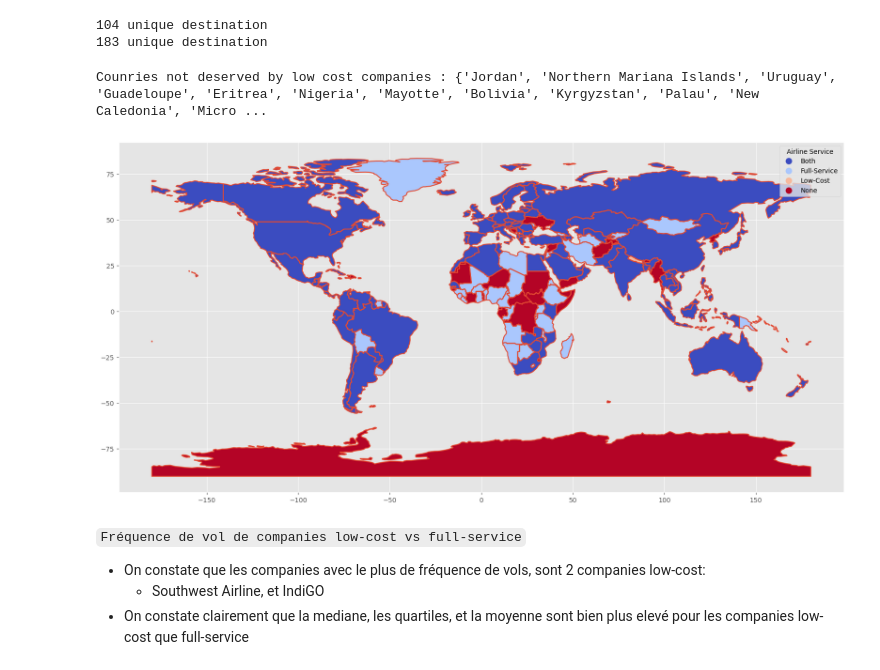
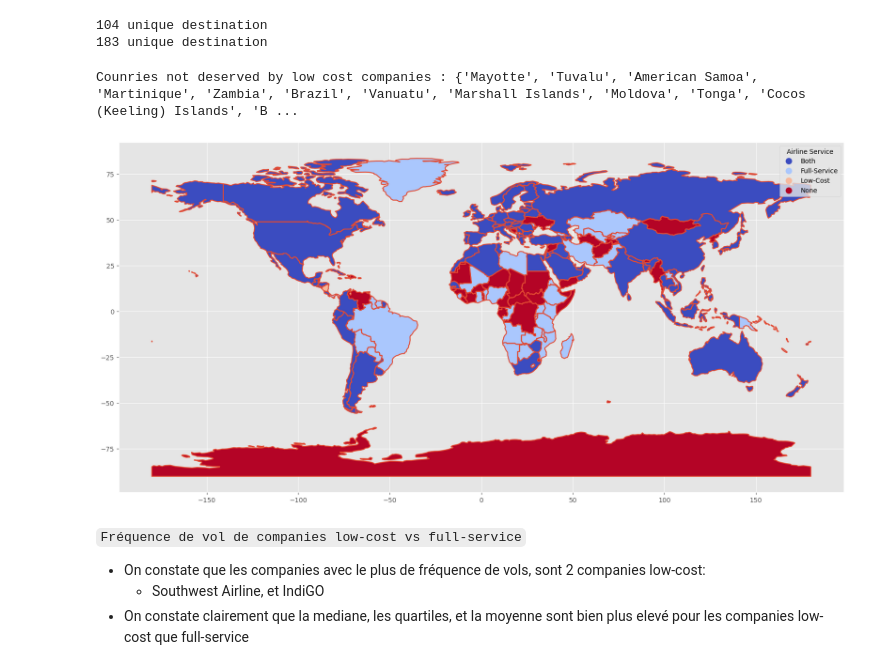
Before and after one commit to Tikai7/Flight-Radar-Scrapper, a Jupyter notebook: analysis/LowCostAnalysis.ipynb, the cells around one changed output. Saved outputs shown, nothing was run; the diff lists cells and outputs as text; code cells hidden in the pictures.

```diff
--- a/analysis/LowCostAnalysis.ipynb
+++ b/analysis/LowCostAnalysis.ipynb
@@ -295,36 +295,36 @@ calculate_number_of_dest(df_departures_full_service)
 # %%
 import geopandas as gpd
 import matplotlib.pyplot as plt
 
 def preprocess_usa(country):
     if(country == "United States"):
         return "United States of America"
     return country
 
 # Load world map
 world = gpd.read_file(gpd.datasets.get_path('naturalearth_lowres'))
 
-countries_full_service = df_departures_full_service["Country"].apply(preprocess_usa).unique()
-countries_low_cost = df_departures_low_cost["Country"].apply(preprocess_usa).unique()
+countries_full_service = df_departures_full_service["Destination Country"].apply(preprocess_usa).unique()
+countries_low_cost = df_departures_low_cost["Destination Country"].apply(preprocess_usa).unique()
 print(f"Counries not deserved by low cost companies : {set(countries_full_service)-set(countries_low_cost)}")
 # Create a new column in the world dataframe to represent the airline service
 world['airline_service'] = 'None'
 world.loc[world['name'].isin(countries_full_service), 'airline_service'] = 'Full-Service'
 world.loc[world['name'].isin(countries_low_cost), 'airline_service'] = 'Low-Cost'
 
 # For countries served by both, we adjust the entry accordingly
 world.loc[world['name'].isin(set(countries_full_service).intersection(set(countries_low_cost))), 'airline_service'] = 'Both'
 
 # Plottings
 fig, ax = plt.subplots(1, 1, figsize=(20, 15))
 world.boundary.plot(ax=ax)
 world.plot(column='airline_service', ax=ax, legend=True,
            legend_kwds={'title': 'Airline Service'},
            cmap='coolwarm')
 plt.show()
 # %% [output]
-Counries not deserved by low cost companies : {'Jordan', 'Northern Mariana Islands', 'Uruguay', 'Guadeloupe', 'Eritrea', 'Nigeria', 'Mayotte', 'Bolivia', 'Kyrgyzstan', 'Palau', 'New Caledonia', 'Micro ...
+Counries not deserved by low cost companies : {'Mayotte', 'Tuvalu', 'American Samoa', 'Martinique', 'Zambia', 'Brazil', 'Vanuatu', 'Marshall Islands', 'Moldova', 'Tonga', 'Cocos (Keeling) Islands', 'B ...
-[figure, old version]
+[figure, new version]
 # %% [markdown]
 ``Fréquence de vol de companies low-cost vs full-service``
 
```
Also changed, not shown: parts of 36 cells of this notebook, 3 other files.
